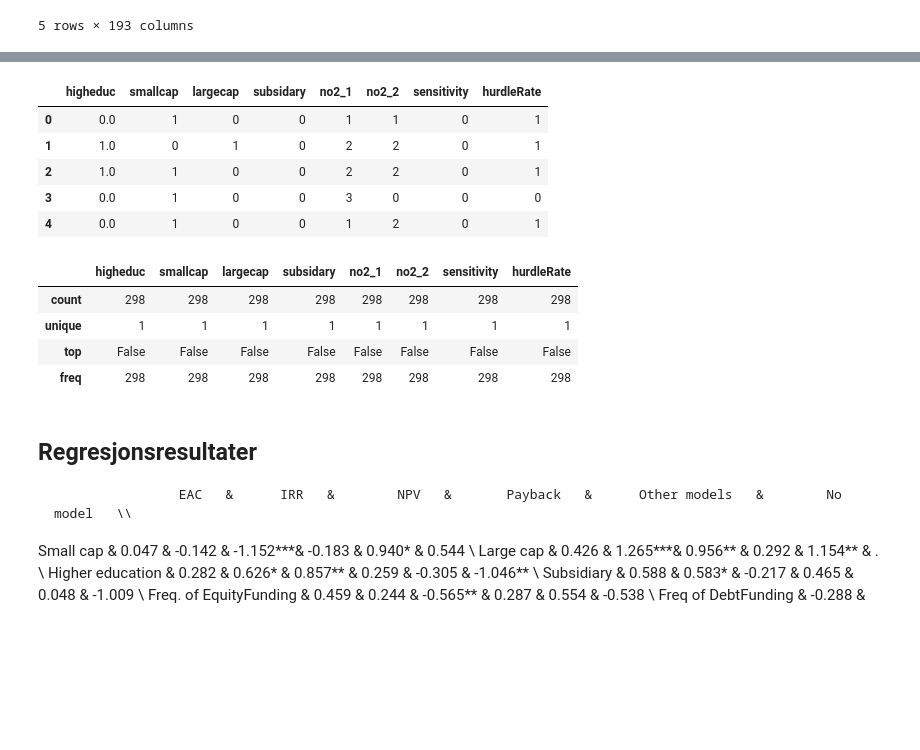
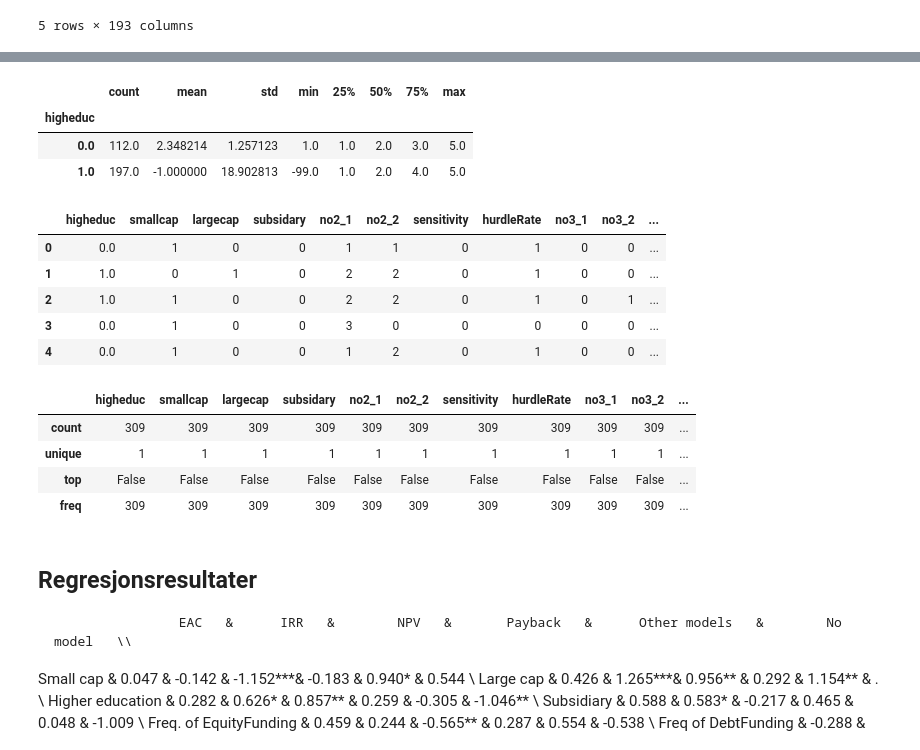
Before and after one commit to DataScienceLead/RealInvestment, a Jupyter notebook: bus_surv/ProbProfitMethod.ipynb, the cells around one changed output, grey strips where cells are left out. Cells and saved outputs as stored; diff of their text form; code cells hidden in the pictures; blank space fills up the shorter version.

```diff
--- a/bus_surv/ProbProfitMethod.ipynb
+++ b/bus_surv/ProbProfitMethod.ipynb
@@ -28,3 +28,5 @@ df.head()
 5 rows × 193 columns
 # %%
 df.drop(['navn1'], axis=1, inplace=True)
+# %%
+df['higheduc'] = df['higheduc'].fillna(1)
@@ -31,5 +43,15 @@ df.drop(['navn1'], axis=1, inplace=True)
+# %%
+df['no9'].groupby(df['higheduc']).describe()
+# %% [output]
+|  | count | mean | std | min | 25% | 50% | 75% | max |
+| higheduc |  |  |  |  |  |  |  |  |
+| 0.0 | 112.0 | 2.348214 | 1.257123 | 1.0 | 1.0 | 2.0 | 3.0 | 5.0 |
+| 1.0 | 197.0 | -1.000000 | 18.902813 | -99.0 | 1.0 | 2.0 | 4.0 | 5.0 |
 # %%
 # list of explanatory variables, important to stack the variables and estimated parametes in the same order
 explanatoryNo3 = ['higheduc', 'smallcap','largecap',  'subsidary', 'no2_1', 'no2_2', 'sensitivity' ,'hurdleRate']
+explanatoryLong = ['higheduc', 'smallcap','largecap',  'subsidary', 'no2_1', 'no2_2', 'sensitivity' ,'hurdleRate', 'no3_1', 'no3_2', 'no3_3','no3_4', 'no3_5', 'no3_6', 'profitratio', 'debt_asset']
+
 # make a new df
 df_short3 = df.copy(deep=True)
+df_shortlong3 = df.copy(deep=True)
@@ -36,21 +60,24 @@ df_short3 = df.copy(deep=True)
 # %%
-df_short3=df_short3.loc[:,explanatoryNo3].dropna(axis=0, how='any')
-df_short3.head()
+df_short3=df_short3.loc[:,explanatoryNo3]
+df_shortlong3=df_shortlong3.loc[:,explanatoryLong]
+
+# df_short3 = df_short3.dropna(axis=0, how='any')
+df_shortlong3.head()
 # %% [output]
-|  | higheduc | smallcap | largecap | subsidary | no2_1 | no2_2 | sensitivity | hurdleRate |
-| 0 | 0.0 | 1 | 0 | 0 | 1 | 1 | 0 | 1 |
-| 1 | 1.0 | 0 | 1 | 0 | 2 | 2 | 0 | 1 |
-| 2 | 1.0 | 1 | 0 | 0 | 2 | 2 | 0 | 1 |
-| 3 | 0.0 | 1 | 0 | 0 | 3 | 0 | 0 | 0 |
-| 4 | 0.0 | 1 | 0 | 0 | 1 | 2 | 0 | 1 |
+|  | higheduc | smallcap | largecap | subsidary | no2_1 | no2_2 | sensitivity | hurdleRate | no3_1 | no3_2 | ... |
+| 0 | 0.0 | 1 | 0 | 0 | 1 | 1 | 0 | 1 | 0 | 0 | ... |
+| 1 | 1.0 | 0 | 1 | 0 | 2 | 2 | 0 | 1 | 0 | 0 | ... |
+| 2 | 1.0 | 1 | 0 | 0 | 2 | 2 | 0 | 1 | 0 | 1 | ... |
+| 3 | 0.0 | 1 | 0 | 0 | 3 | 0 | 0 | 0 | 0 | 0 | ... |
+| 4 | 0.0 | 1 | 0 | 0 | 1 | 2 | 0 | 1 | 0 | 0 | ... |
 # %%
-df_short3.isnull().describe()
+df_shortlong3.isnull().describe()
 # %% [output]
-|  | higheduc | smallcap | largecap | subsidary | no2_1 | no2_2 | sensitivity | hurdleRate |
-| count | 298 | 298 | 298 | 298 | 298 | 298 | 298 | 298 |
-| unique | 1 | 1 | 1 | 1 | 1 | 1 | 1 | 1 |
-| top | False | False | False | False | False | False | False | False |
-| freq | 298 | 298 | 298 | 298 | 298 | 298 | 298 | 298 |
+|  | higheduc | smallcap | largecap | subsidary | no2_1 | no2_2 | sensitivity | hurdleRate | no3_1 | no3_2 | ... |
+| count | 309 | 309 | 309 | 309 | 309 | 309 | 309 | 309 | 309 | 309 | ... |
+| unique | 1 | 1 | 1 | 1 | 1 | 1 | 1 | 1 | 1 | 1 | ... |
+| top | False | False | False | False | False | False | False | False | False | False | ... |
+| freq | 309 | 309 | 309 | 309 | 309 | 309 | 309 | 309 | 309 | 309 | ... |
 # %%
 # df_short.dropna(axis=0, how='any', inplace=True)
 X_3 = df_short3.values
```
Also changed, not shown: parts of 25 cells of this notebook, 2 other files.
